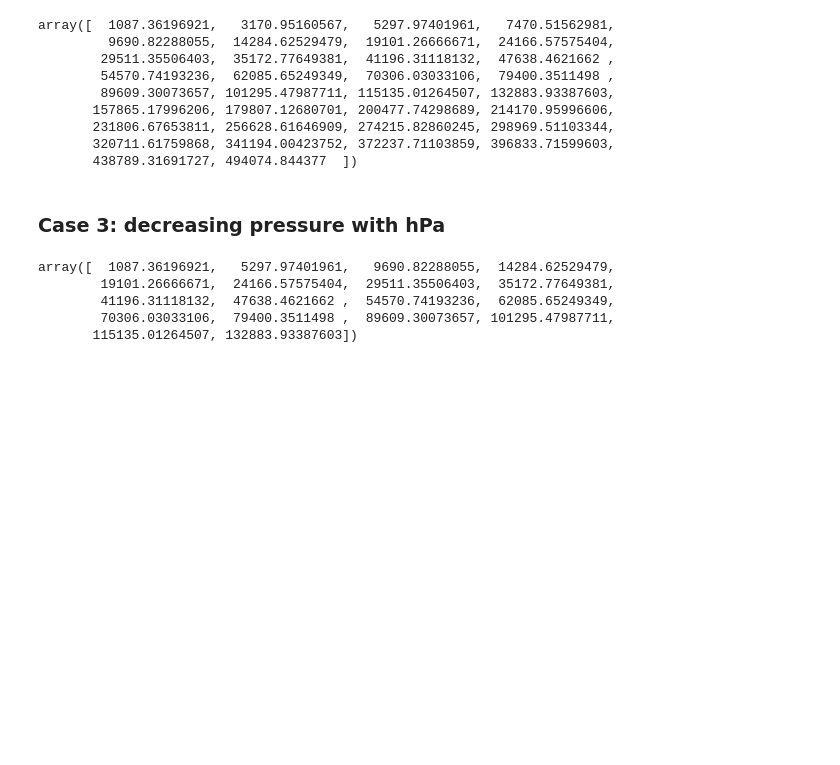
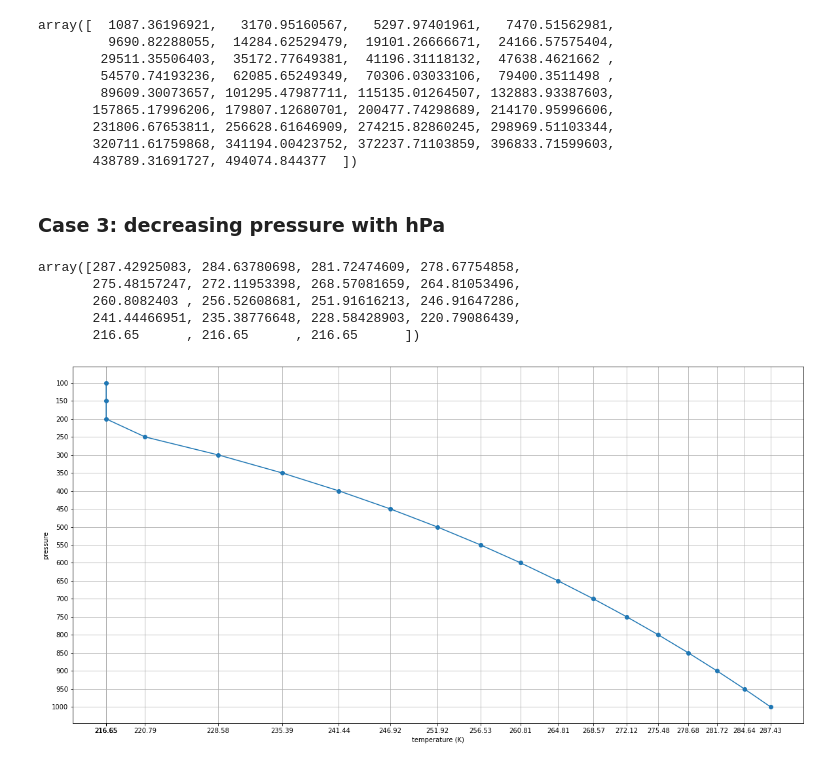
Before and after one commit to michaelcmorgan/QGPV-inversion, a Jupyter notebook: sa test.ipynb, the cells around one changed output. Saved outputs shown, nothing was run; the diff lists cells and outputs as text; code cells hidden in the pictures; blank space fills up the shorter version.

```diff
--- a/sa test.ipynb
+++ b/sa test.ipynb
@@ -41,12 +41,12 @@ array([  1087.36196921,   3170.95160567,   5297.97401961,   7470.51562981,
 # %% [markdown]
 ### Case 3: decreasing pressure with hPa
 # %%
-decrease_p = np.arange(1000, 101, -50)
+decrease_p = np.arange(1000, 99, -50)
 Z, phi, T, S = sa.atmos_structure(decrease_p, unit='hPa')
-phi
+T
 # %% [output]
-array([  1087.36196921,   5297.97401961,   9690.82288055,  14284.62529479,
-        19101.26666671,  24166.57575404,  29511.35506403,  35172.77649381,
-        41196.31118132,  47638.4621662 ,  54570.74193236,  62085.65249349,
-        70306.03033106,  79400.3511498 ,  89609.30073657, 101295.47987711,
-       115135.01264507, 132883.93387603])
+array([287.42925083, 284.63780698, 281.72474609, 278.67754858,
+       275.48157247, 272.11953398, 268.57081659, 264.81053496,
+       260.8082403 , 256.52608681, 251.91616213, 246.91647286,
+       241.44466951, 235.38776648, 228.58428903, 220.79086439,
+       216.65      , 216.65      , 216.65      ])
@@ -52,0 +56,11 @@ array([  1087.36196921,   5297.97401961,   9690.82288055,  14284.62529479,
+# %%
+fig = plt.figure(figsize=(20,10))
+plt.plot(T, decrease_p, marker='o')
+plt.gca().invert_yaxis()
+plt.yticks(decrease_p)
+plt.xticks(T)
+plt.ylabel('pressure')
+plt.xlabel('temperature (K)')
+plt.grid()
+# %% [output]
+[figure, added]
```
Also changed, not shown: parts of 1 cell of this notebook, 3 other files.
